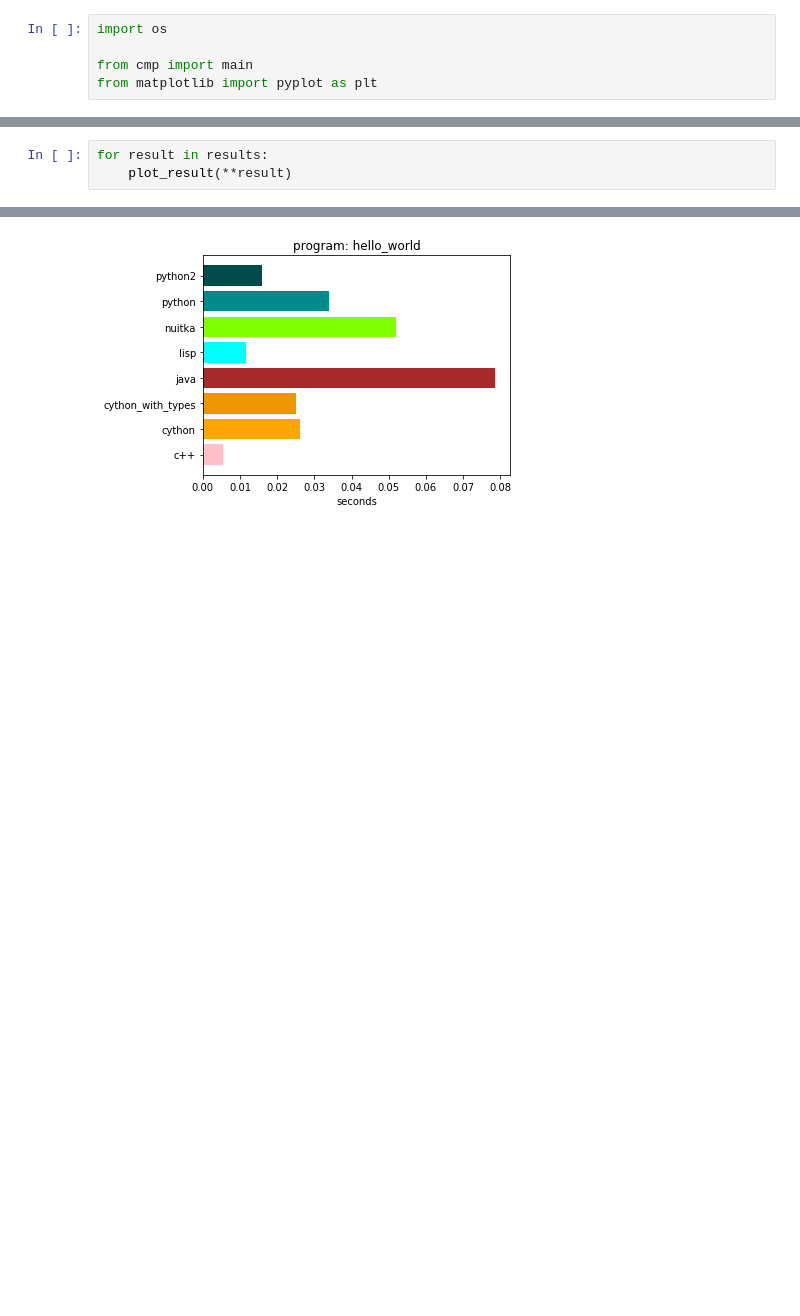
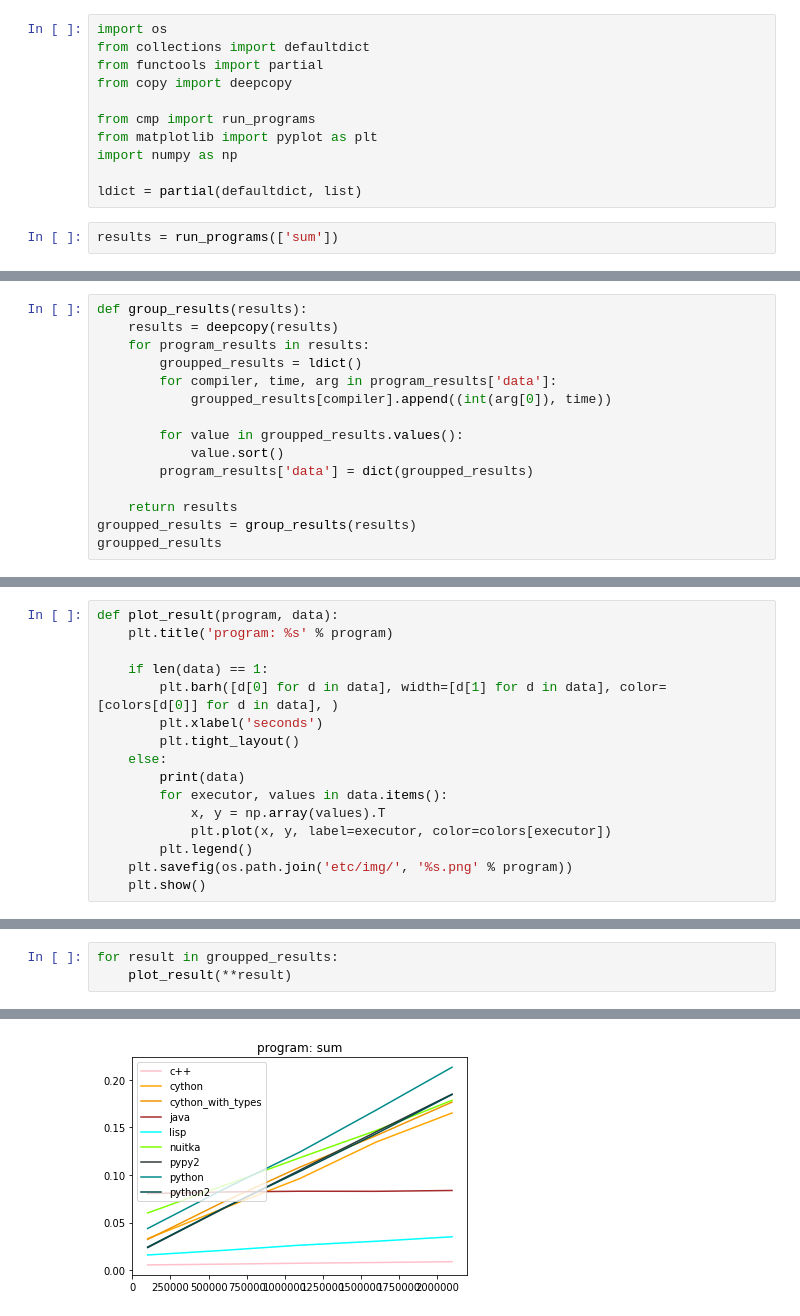
Before and after one commit to vmstarchenko/py-cmp, a Jupyter notebook: results.ipynb, the cells around one changed output, grey strips where cells are left out. Drawn from its saved outputs; the diff is of its cells as text; blank space fills up the shorter version.

Commit message:
add args for programs

```diff
--- a/results.ipynb
+++ b/results.ipynb
@@ -1,5 +1,13 @@
 # %%
 import os
+from collections import defaultdict
+from functools import partial
+from copy import deepcopy
 
-from cmp import main
+from cmp import run_programs
 from matplotlib import pyplot as plt
+import numpy as np
+
+ldict = partial(defaultdict, list)
+# %%
+results = run_programs(['sum'])
@@ -5,0 +33,15 @@ from matplotlib import pyplot as plt
+# %%
+def group_results(results):
+    results = deepcopy(results)
+    for program_results in results:
+        groupped_results = ldict()
+        for compiler, time, arg in program_results['data']:
+            groupped_results[compiler].append((int(arg[0]), time))
+
+        for value in groupped_results.values():
+            value.sort()
+        program_results['data'] = dict(groupped_results)
+
+    return results
+groupped_results = group_results(results)
+groupped_results
@@ -6,3 +66,19 @@ from matplotlib import pyplot as plt
+# %%
+def plot_result(program, data):
+    plt.title('program: %s' % program)
+
+    if len(data) == 1:
+        plt.barh([d[0] for d in data], width=[d[1] for d in data], color=[colors[d[0]] for d in data], )
+        plt.xlabel('seconds')
+        plt.tight_layout()
+    else:
+        print(data)
+        for executor, values in data.items():
+            x, y = np.array(values).T
+            plt.plot(x, y, label=executor, color=colors[executor])
+        plt.legend()
+    plt.savefig(os.path.join('etc/img/', '%s.png' % program))
+    plt.show()
 # %%
 colors = {
     "python": "#008b8b",
@@ -50,4 +95,4 @@ def plot_result(program, data):
 # %%
-for result in results:
+for result in groupped_results:
     plot_result(**result)
 # %% [output]
@@ -54 +100 @@ for result in results:
-[figure, old version]
+[figure, new version]
```
Also changed, not shown: parts of 6 cells of this notebook, 34 other files.
